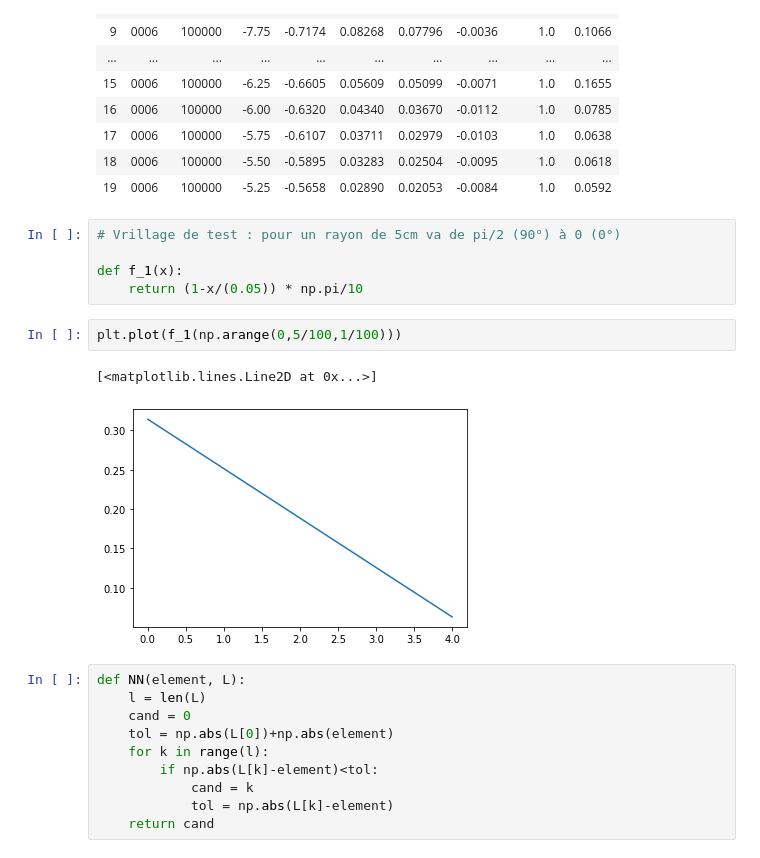
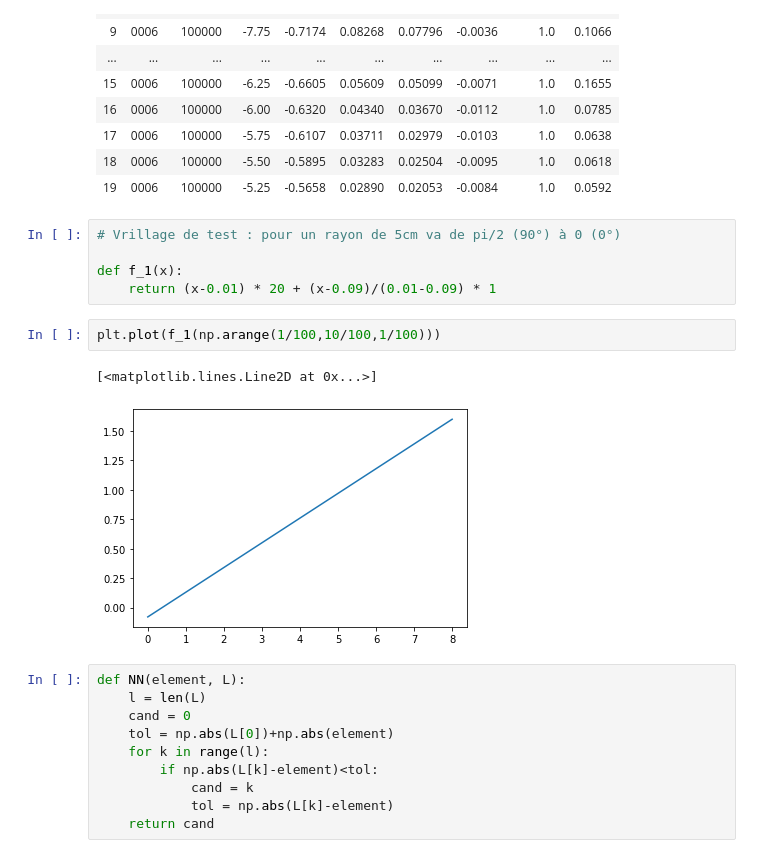
Before and after one commit to eliesls/Mecaero_Groupe3, a Jupyter notebook: Etude_stat.ipynb, the cells around one changed output. Saved outputs shown, nothing was run; the diff lists cells and outputs as text.

```diff
--- a/Etude_stat.ipynb
+++ b/Etude_stat.ipynb
@@ -27,12 +27,12 @@ df.head(n=20)
 # Vrillage de test : pour un rayon de 5cm va de pi/2 (90°) à 0 (0°)
 
 def f_1(x):
-    return (1-x/(0.05)) * np.pi/10
+    return (x-0.01) * 20 + (x-0.09)/(0.01-0.09) * 1
 # %%
-plt.plot(f_1(np.arange(0,5/100,1/100)))
+plt.plot(f_1(np.arange(1/100,10/100,1/100)))
 # %% [output]
 [<matplotlib.lines.Line2D at 0x...>]
-[figure, old version]
+[figure, new version]
 # %%
 def NN(element, L):
     l = len(L)
```
Also changed, not shown: parts of 1 cell of this notebook.
